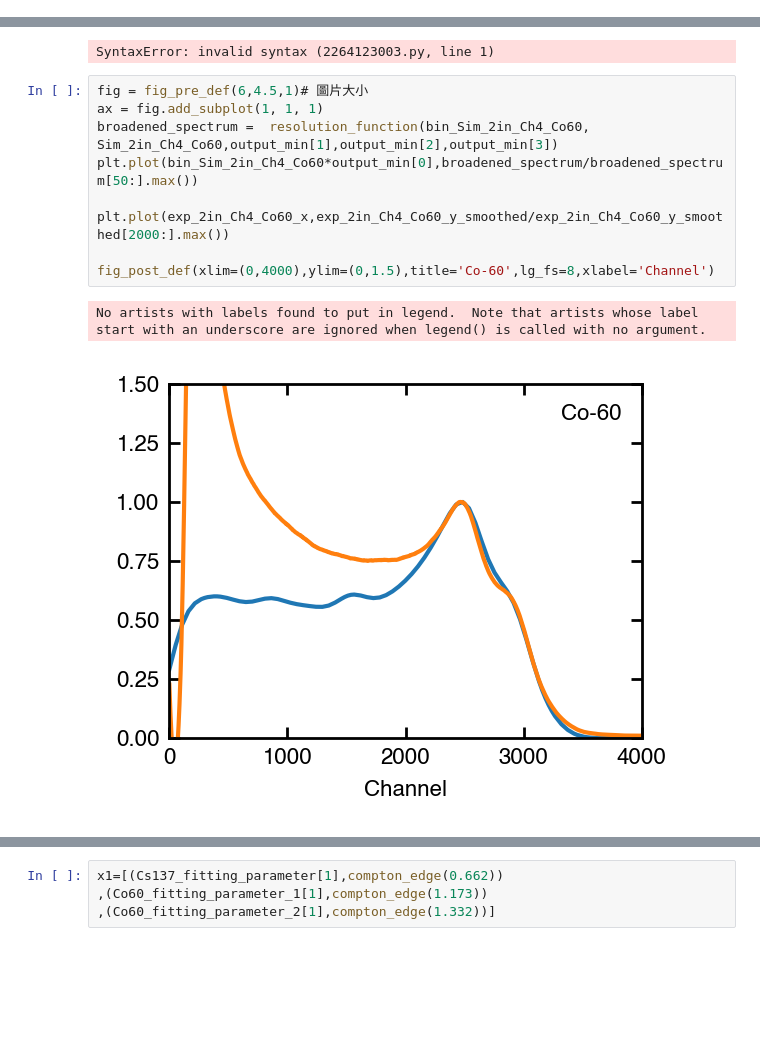
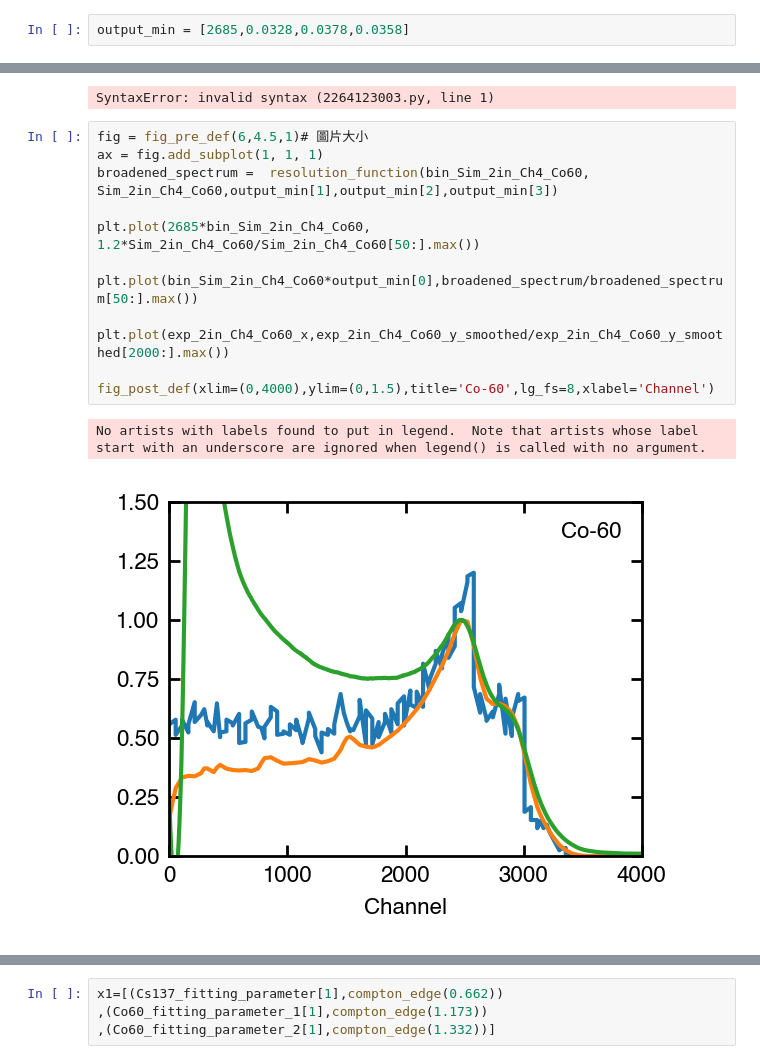
Before and after one commit to ShawnTHLIN/Neutron_research_code, a Jupyter notebook: Neutron_experiment/Calibration/Calibration_code.ipynb, the cells around one changed output, grey strips where cells are left out. Saved outputs shown, nothing was run; the diff lists cells and outputs as text; blank space fills up the shorter version.

```diff
--- a/Neutron_experiment/Calibration/Calibration_code.ipynb
+++ b/Neutron_experiment/Calibration/Calibration_code.ipynb
@@ -644,3 +635,5 @@ Desired error not necessarily achieved due to precision loss.
+# %%
+output_min = [2685,0.0328,0.0378,0.0358]
 # %%
 2.649e+03  3.084e-06 -6.873e-03  7.856e-02
 # %% [output]
@@ -648,12 +641,15 @@ SyntaxError: invalid syntax (2264123003.py, line 1)
 # %%
 fig = fig_pre_def(6,4.5,1)# 圖片大小
 ax = fig.add_subplot(1, 1, 1)
 broadened_spectrum =  resolution_function(bin_Sim_2in_Ch4_Co60, Sim_2in_Ch4_Co60,output_min[1],output_min[2],output_min[3])
+
+plt.plot(2685*bin_Sim_2in_Ch4_Co60, 1.2*Sim_2in_Ch4_Co60/Sim_2in_Ch4_Co60[50:].max())
+
 plt.plot(bin_Sim_2in_Ch4_Co60*output_min[0],broadened_spectrum/broadened_spectrum[50:].max())
 
 plt.plot(exp_2in_Ch4_Co60_x,exp_2in_Ch4_Co60_y_smoothed/exp_2in_Ch4_Co60_y_smoothed[2000:].max())
 
 fig_post_def(xlim=(0,4000),ylim=(0,1.5),title='Co-60',lg_fs=8,xlabel='Channel')
 # %% [output]
 No artists with labels found to put in legend.  Note that artists whose label start with an underscore are ignored when legend() is called with no argument.
-[figure, old version]
+[figure, new version]
```
Also changed, not shown: parts of 10 cells of this notebook, 4 other files.
